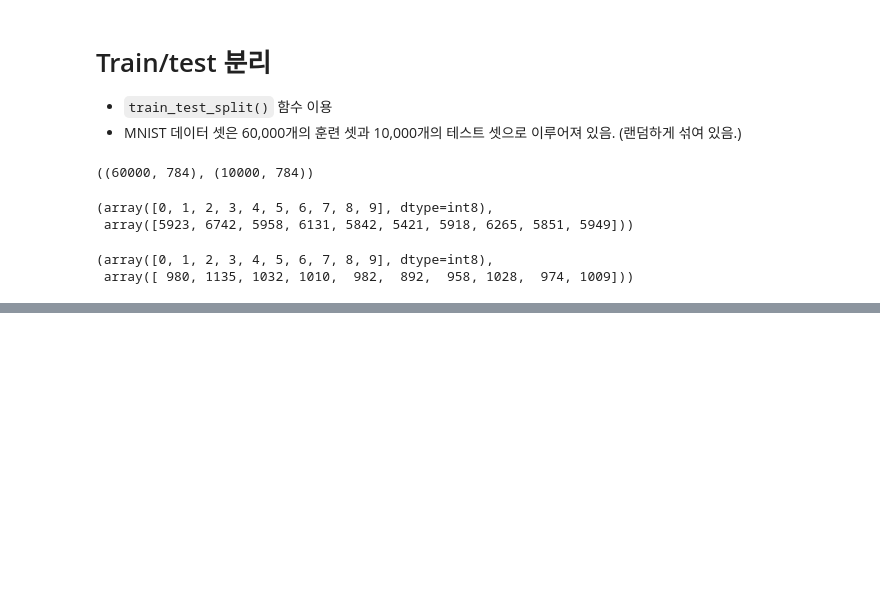
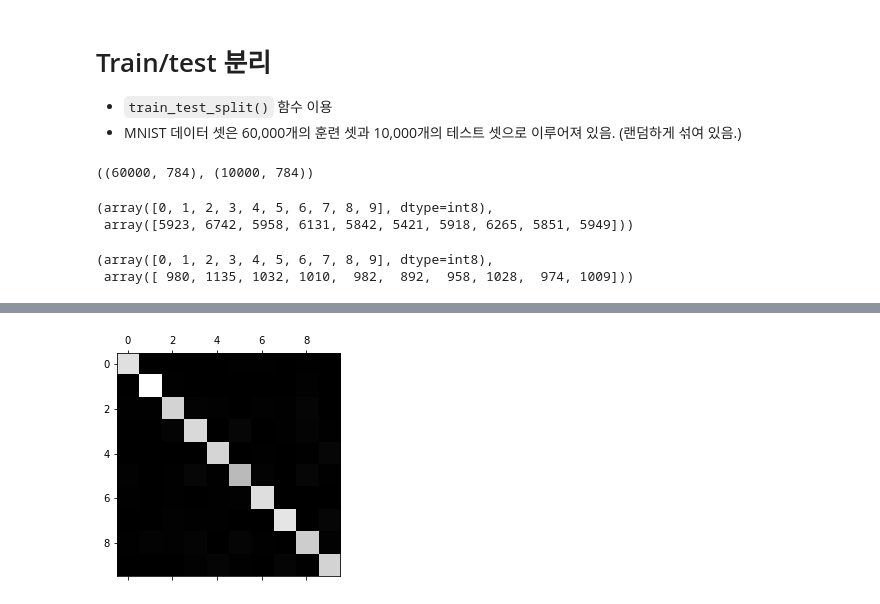
Before and after one commit to sangjin94/itwill-python, a Jupyter notebook: ml12_image_classification.ipynb, the cells around one changed output, grey strips where cells are left out. Drawn from its saved outputs; the diff is of its cells as text; code cells hidden in the pictures; blank space fills up the shorter version.

```diff
--- a/ml12_image_classification.ipynb
+++ b/ml12_image_classification.ipynb
@@ -239,0 +338,6 @@ np.unique(y_test, return_counts=True)
+# %%
+# matplotlib.pyplot.matshow(arr): 2d 배열을 시각화
+plt.matshow(conf_mat,cmap=plt.cm.gray) # cmap='gray': black(0)~white(1.0)
+plt.show()
+# %% [output]
+[figure, added]
```
Also changed, not shown: parts of 38 cells of this notebook.
